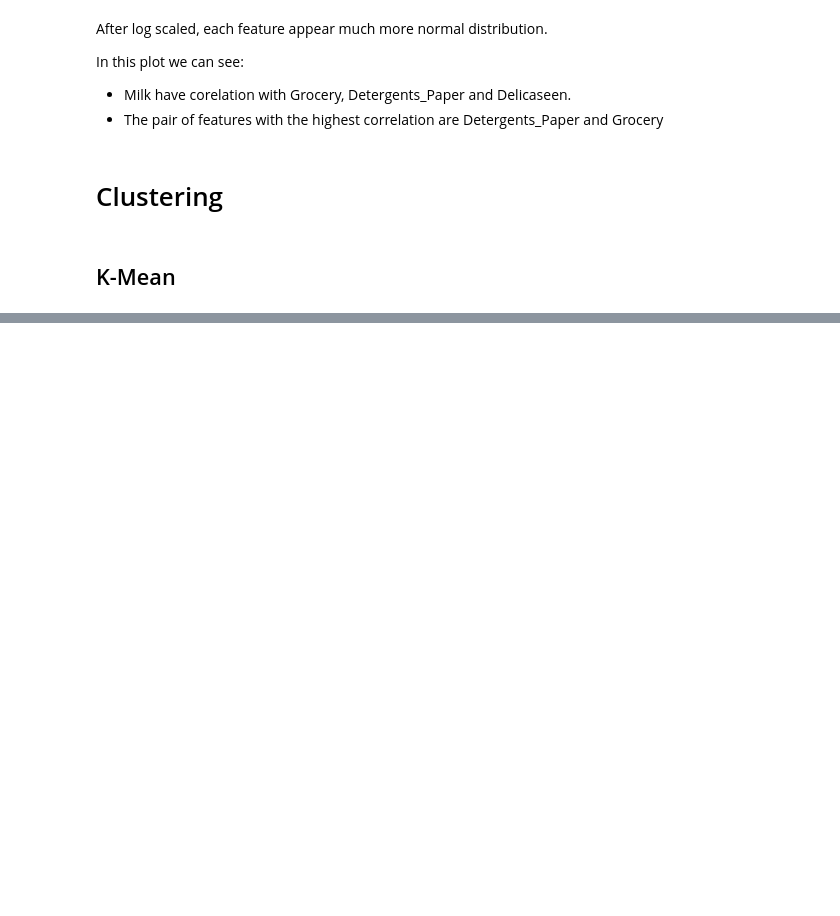
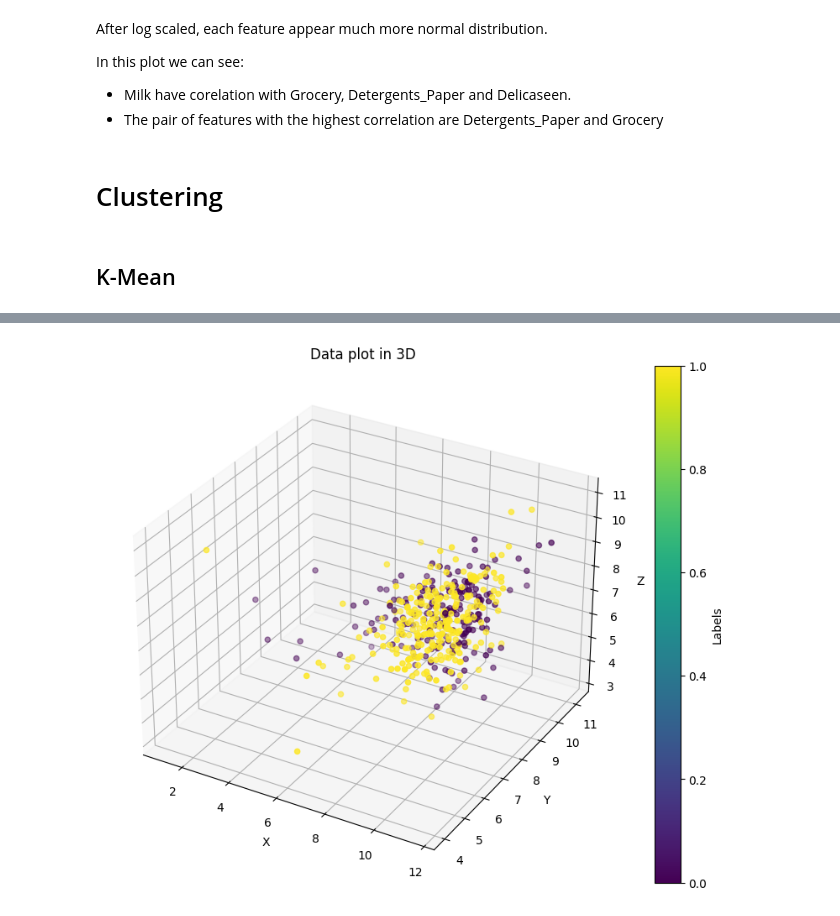
Before and after one commit to lehieulol/AS, a Jupyter notebook: main.ipynb, the cells around one changed output, grey strips where cells are left out. Saved outputs shown, nothing was run; the diff lists cells and outputs as text; code cells hidden in the pictures; blank space fills up the shorter version.

```diff
--- a/main.ipynb
+++ b/main.ipynb
@@ -42,6 +48,8 @@ In this plot we can see:
 * The pair of features with the highest correlation are Detergents_Paper and Grocery
 # %% [markdown]
 # Clustering
+# %%
+_x, _y, _z = [int(0), int(1), int(3)]
 # %% [markdown]
 ## K-Mean
 # %%
@@ -53,23 +85,25 @@ KeyError: "None of [Index([256, 31, 287, 53, 151, 152], dtype='int32')] are in t
 # %%
 # Extract the individual columns
-x = log_data[:, 0]
-y = log_data[:, 1]
-z = log_data[:, 2]
+x = log_data[:, _x]
+y = log_data[:, _y]
+z = log_data[:, _z]
 
 # Set the figure size
 fig = plt.figure(figsize=(10, 8))
 ax = fig.add_subplot(111, projection='3d')
 
 # Plot the 3D scatter plot with colored points based on labels
 scatter = ax.scatter(x, y, z, c=idx)
 ax.set_xlabel('X')
 ax.set_ylabel('Y')
 ax.set_zlabel('Z')
 ax.set_title('Data plot in 3D')
 
 # Add a colorbar for the labels
 cbar = fig.colorbar(scatter)
 cbar.set_label('Labels')
 
 # Show the plot
 plt.show()
+# %% [output]
+[figure, added]
```
Also changed, not shown: parts of 18 cells of this notebook.
